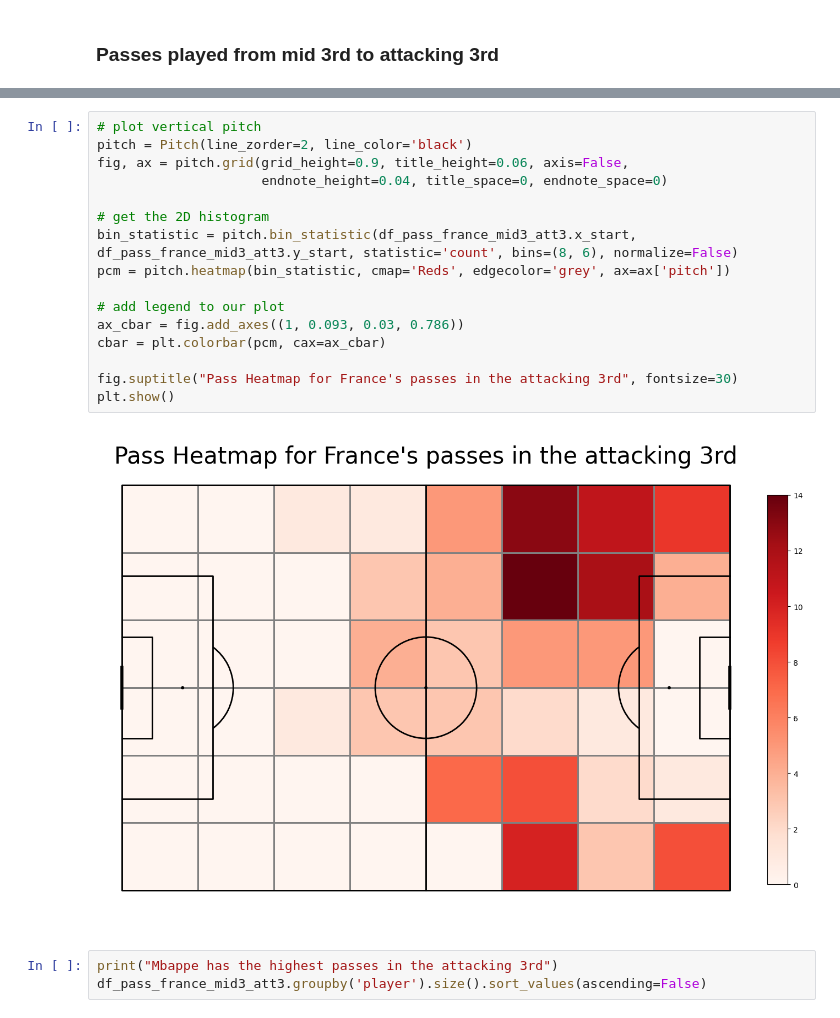
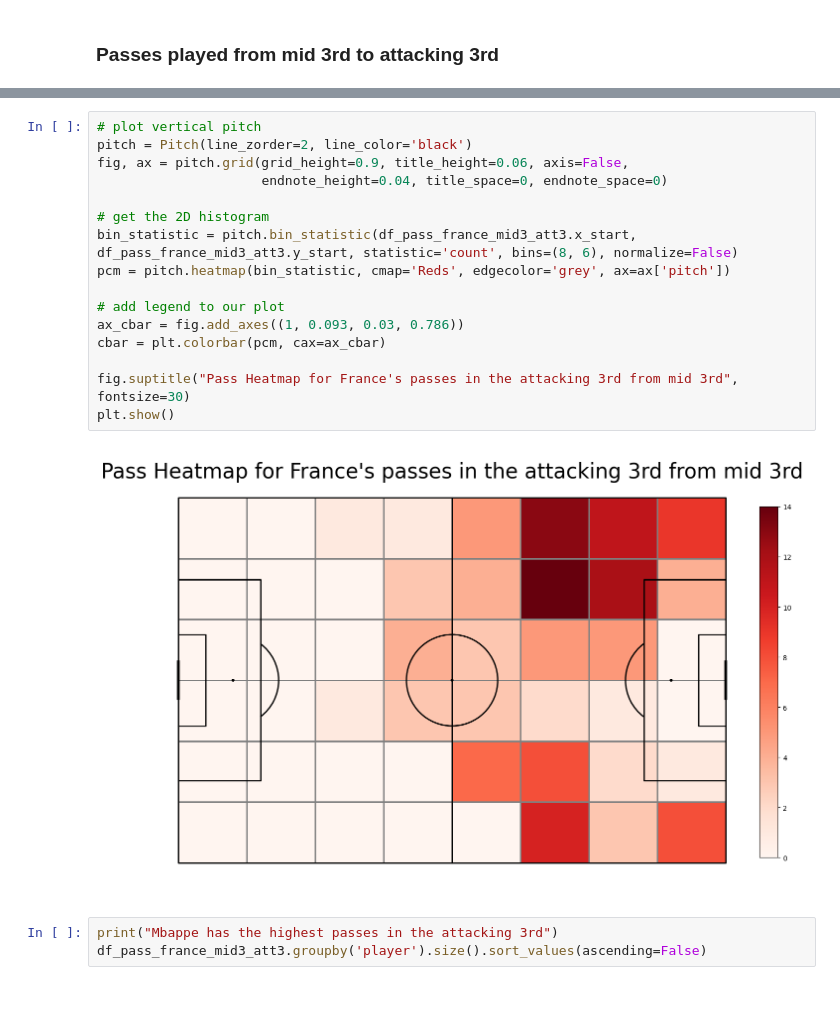
Before and after one commit to asheshh-lal/Football-analytics, a Jupyter notebook: event/match_attack_analysis.ipynb, the cells around one changed output, grey strips where cells are left out. Drawn from its saved outputs; the diff is of its cells as text.

```diff
--- a/event/match_attack_analysis.ipynb
+++ b/event/match_attack_analysis.ipynb
@@ -179,21 +203,21 @@ plt.show()
 # %%
 # plot vertical pitch
 pitch = Pitch(line_zorder=2, line_color='black')
 fig, ax = pitch.grid(grid_height=0.9, title_height=0.06, axis=False,
                      endnote_height=0.04, title_space=0, endnote_space=0)
 
 # get the 2D histogram
 bin_statistic = pitch.bin_statistic(df_pass_france_mid3_att3.x_start, df_pass_france_mid3_att3.y_start, statistic='count', bins=(8, 6), normalize=False)
 pcm = pitch.heatmap(bin_statistic, cmap='Reds', edgecolor='grey', ax=ax['pitch'])
 
 # add legend to our plot
 ax_cbar = fig.add_axes((1, 0.093, 0.03, 0.786))
 cbar = plt.colorbar(pcm, cax=ax_cbar)
 
-fig.suptitle("Pass Heatmap for France's passes in the attacking 3rd", fontsize=30)
+fig.suptitle("Pass Heatmap for France's passes in the attacking 3rd from mid 3rd", fontsize=30)
 plt.show()
 # %% [output]
-[figure, old version]
+[figure, new version]
 # %%
 print("Mbappe has the highest passes in the attacking 3rd")
 df_pass_france_mid3_att3.groupby('player').size().sort_values(ascending=False)
```
Also changed, not shown: parts of 11 cells of this notebook, 1 other file.
